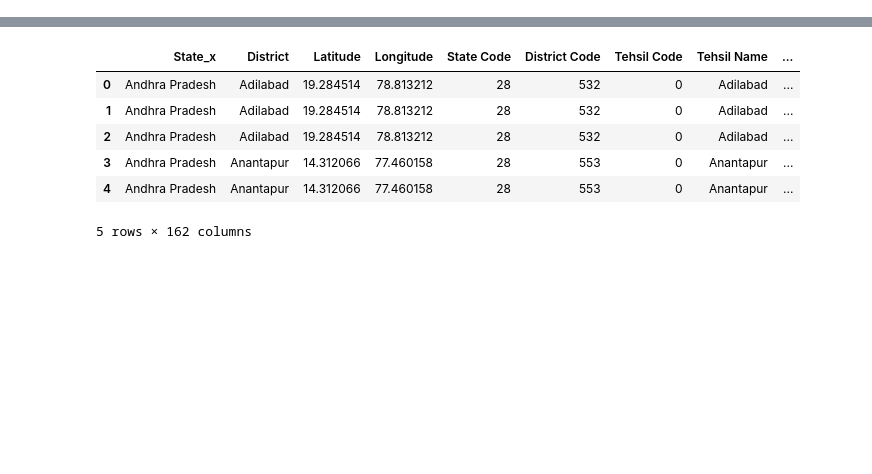
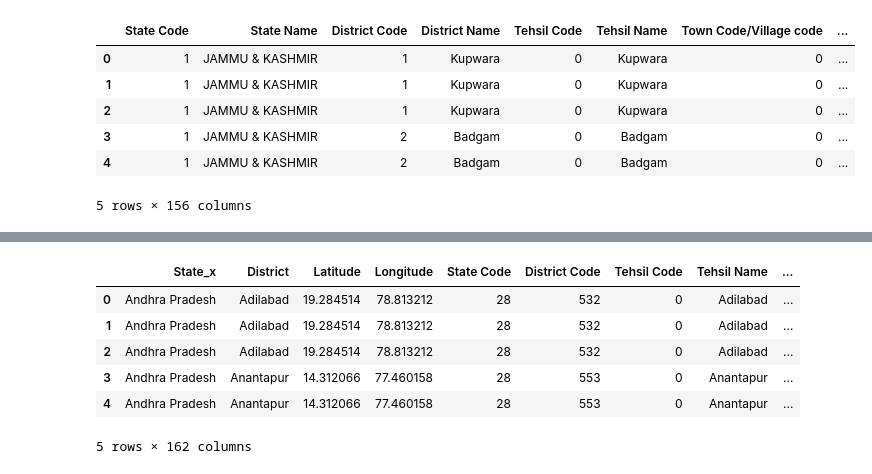
Before and after one commit to BhautikVekariya21/dsc, a Jupyter notebook: india/app.ipynb, the cells around one changed output, grey strips where cells are left out. Saved outputs shown, nothing was run; the diff lists cells and outputs as text; code cells hidden in the pictures; blank space fills up the shorter version.

```diff
--- a/india/app.ipynb
+++ b/india/app.ipynb
@@ -0,0 +1,13 @@
+# %%
+import pandas as pd
+
+cencus = pd.read_csv('india_census_housing-hlpca-full.csv')
+cencus.head()
+# %% [output]
+|  | State Code | State Name | District Code | District Name | Tehsil Code | Tehsil Name | Town Code/Village code | ... |
+| 0 | 1 | JAMMU & KASHMIR | 1 | Kupwara | 0 | Kupwara | 0 | ... |
+| 1 | 1 | JAMMU & KASHMIR | 1 | Kupwara | 0 | Kupwara | 0 | ... |
+| 2 | 1 | JAMMU & KASHMIR | 1 | Kupwara | 0 | Kupwara | 0 | ... |
+| 3 | 1 | JAMMU & KASHMIR | 2 | Badgam | 0 | Badgam | 0 | ... |
+| 4 | 1 | JAMMU & KASHMIR | 2 | Badgam | 0 | Badgam | 0 | ... |
+5 rows × 156 columns
```
Also changed, not shown: parts of 4 cells of this notebook, 2 other files.
